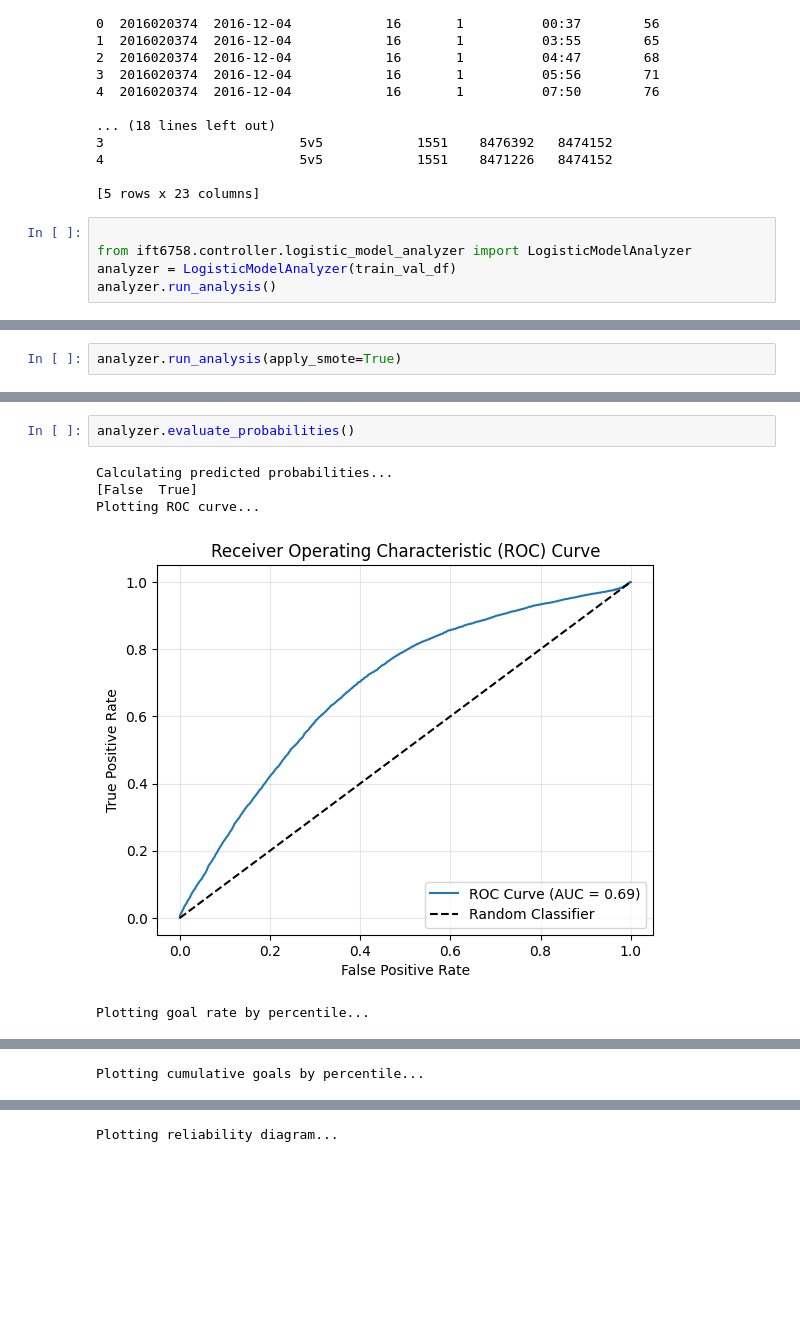
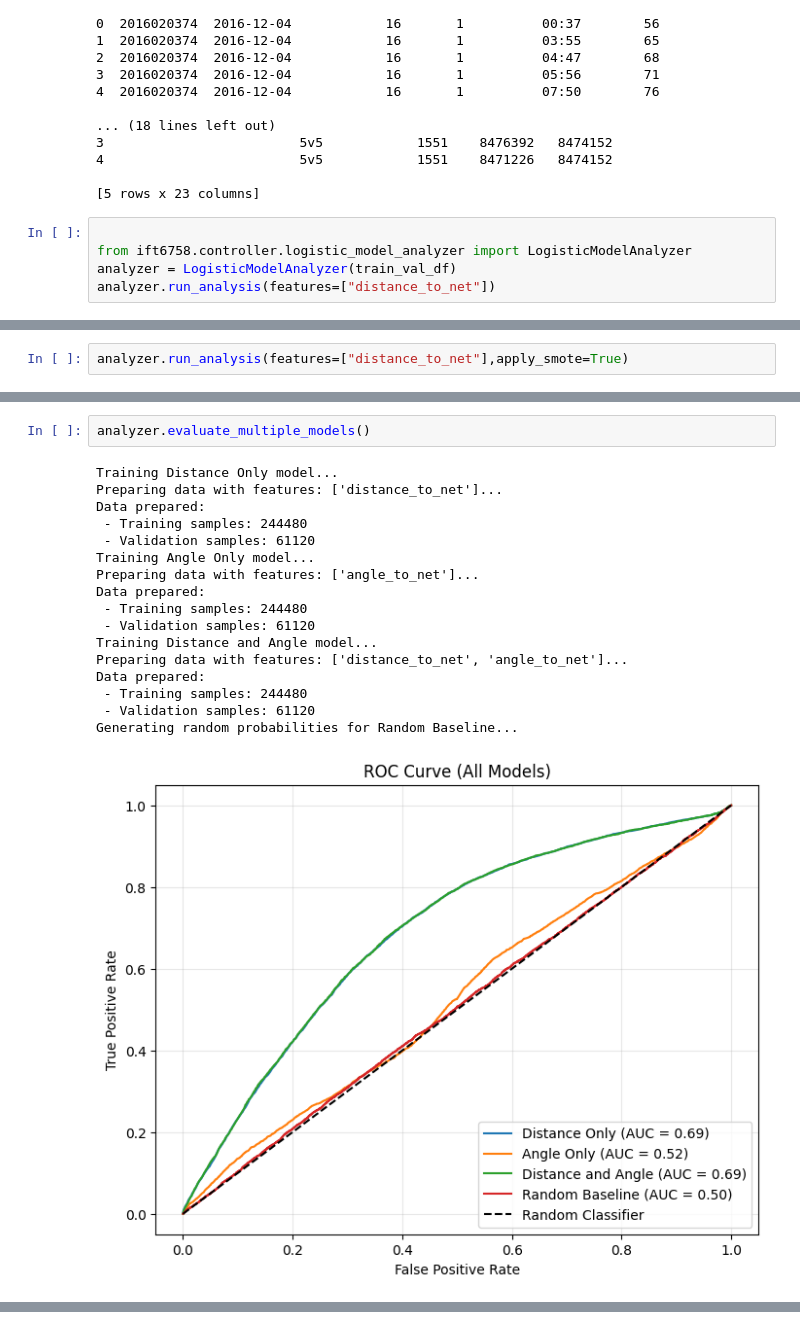
Before and after one commit to Faj1223/NHL-project, a Jupyter notebook: ift6758/notebooks/Qeustion3-milestone2.ipynb, the cells around one changed output, grey strips where cells are left out. Saved outputs shown, nothing was run; the diff lists cells and outputs as text; blank space fills up the shorter version.

Commit message:
add Q3.3 4 figures with 4lines in each figure

```diff
--- a/ift6758/notebooks/Qeustion3-milestone2.ipynb
+++ b/ift6758/notebooks/Qeustion3-milestone2.ipynb
@@ -27,7 +27,7 @@ Combined regular season data for seasons [2016, 2017, 2018, 2019].
 
 from ift6758.controller.logistic_model_analyzer import LogisticModelAnalyzer
 analyzer = LogisticModelAnalyzer(train_val_df)
-analyzer.run_analysis()
+analyzer.run_analysis(features=["distance_to_net"])
 # %% [output]
 Filtering data...
 Preparing data...
@@ -38,7 +42,7 @@ Validation Accuracy: 0.91
 Plotting confusion matrix...
 [figure]
 # %%
-analyzer.run_analysis(apply_smote=True)
+analyzer.run_analysis(features=["distance_to_net"],apply_smote=True)
 # %% [output]
 Filtering data...
 Preparing data...
@@ -51,10 +59,22 @@ Validation Accuracy: 0.59
 Plotting confusion matrix...
 [figure]
 # %%
-analyzer.evaluate_probabilities()
+analyzer.evaluate_multiple_models()
 # %% [output]
-Calculating predicted probabilities...
-[False  True]
-Plotting ROC curve...
+Training Distance Only model...
+Preparing data with features: ['distance_to_net']...
+Data prepared:
+ - Training samples: 244480
+ - Validation samples: 61120
+Training Angle Only model...
+Preparing data with features: ['angle_to_net']...
+Data prepared:
+ - Training samples: 244480
+ - Validation samples: 61120
+Training Distance and Angle model...
+Preparing data with features: ['distance_to_net', 'angle_to_net']...
+Data prepared:
+ - Training samples: 244480
+ - Validation samples: 61120
+Generating random probabilities for Random Baseline...
-[figure, old version]
+[figure, new version]
-Plotting goal rate by percentile...
@@ -62 +81,0 @@ Plotting goal rate by percentile...
-Plotting cumulative goals by percentile...
@@ -64 +82,0 @@ Plotting cumulative goals by percentile...
-Plotting reliability diagram...
```
Also changed, not shown: parts of 3 cells of this notebook, 1 other file.
